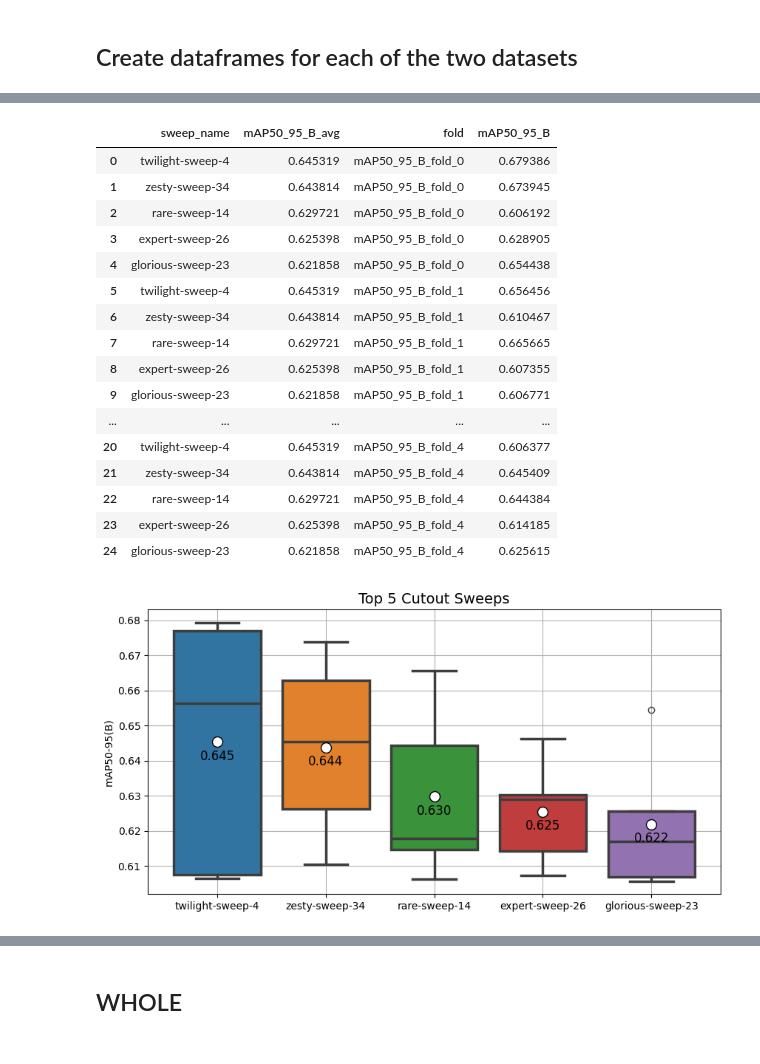
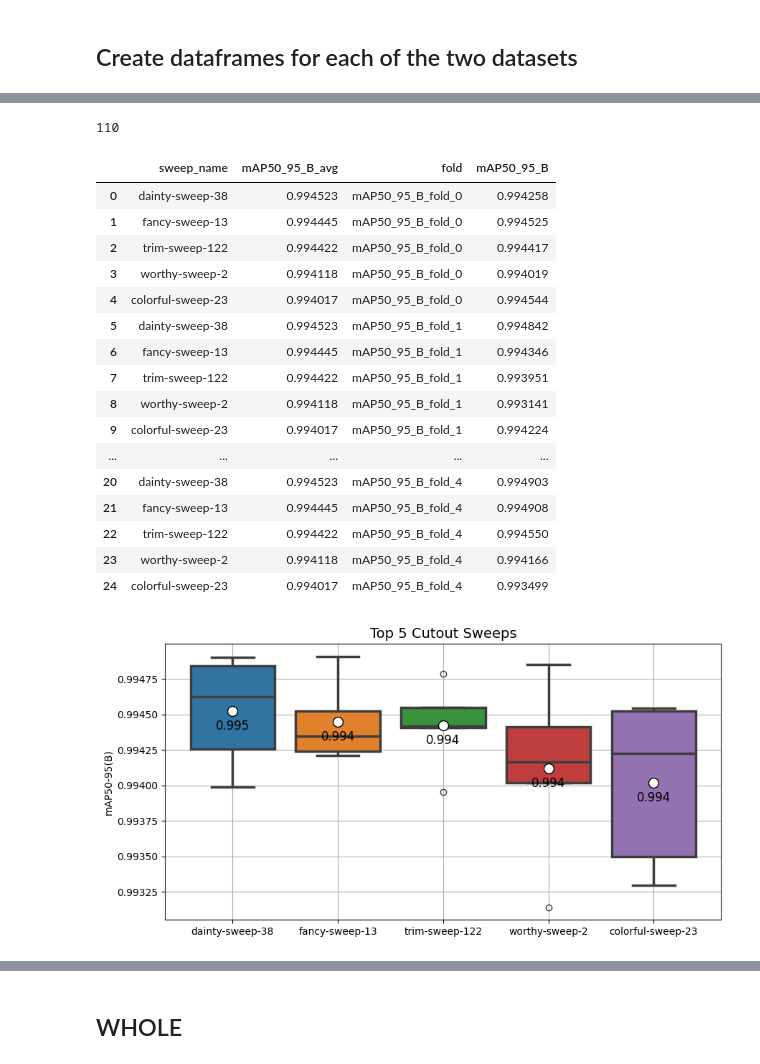
Before and after one commit to rreezN/strawml, a Jupyter notebook: strawml/data/wandbdata.ipynb, the cells around one changed output, grey strips where cells are left out. Cells and saved outputs as stored; diff of their text form; code cells hidden in the pictures.

```diff
--- a/strawml/data/wandbdata.ipynb
+++ b/strawml/data/wandbdata.ipynb
@@ -158,0 +121,4 @@ df.sort_values(by=['metrics/mAP50-95(B)'])[df['sweep_name'] == "revived-sweep-26
+# %%
+# Remove all rows if the number of rows with sweep_name is less than 5
+df = df.groupby('sweep_name').filter(lambda x: len(x) == 5)
+df.head()
@@ -159,6 +132,6 @@ df.sort_values(by=['metrics/mAP50-95(B)'])[df['sweep_name'] == "revived-sweep-26
 # %% [markdown]
 ## Create dataframes for each of the two datasets
 # %%
-cutout_sweep = df[df['tag'] == 'cutout'].reset_index(drop=True)
-whole_sweep = df[df['tag'] == 'whole'].reset_index(drop=True)
+chute_sweep = df[df['tag'] == 'chute'].reset_index(drop=True)
+straw_sweep = df[df['tag'] == 'straw'].reset_index(drop=True)
 # %% [markdown]
@@ -166,6 +139,6 @@ whole_sweep = df[df['tag'] == 'whole'].reset_index(drop=True)
 # %%
 # create a new dataframe that for each sweep_name has the average of the metrics across the 5 folds together with a std
-cutout_sweep_avg = cutout_sweep.groupby('sweep_name').agg(
+chute_sweep_avg = chute_sweep.groupby('sweep_name').agg(
     mAP50_B_avg=('metrics/mAP50(B)', 'mean'),
     # mAP50_B_std=('metrics/mAP50(B)', 'std'),
     # mAP50_B_max=('metrics/mAP50(B)', 'max'),
@@ -178,13 +151,15 @@ cutout_sweep_avg = cutout_sweep.groupby('sweep_name').agg(
 
 # to each row add the metric for each fold as a column
 for i in range(5):
-    cutout_sweep_avg[f'mAP50_95_B_fold_{i}'] = cutout_sweep_avg['sweep_name'].apply(
-        lambda x: cutout_sweep[(cutout_sweep['sweep_name'] == x) & (cutout_sweep['fold_number'] == str(i))]['metrics/mAP50-95(B)'].values[0]
+    chute_sweep_avg[f'mAP50_95_B_fold_{i}'] = chute_sweep_avg['sweep_name'].apply(
+        lambda x: chute_sweep[(chute_sweep['sweep_name'] == x) & (chute_sweep['fold_number'] == str(i))]['metrics/mAP50-95(B)'].values[0]
     )
 
 
 # now we sort the new dataframe by the average of the mAP50-95(B) metric in descending order
-cutout_sweep_avg = cutout_sweep_avg.sort_values(by='mAP50_95_B_avg', ascending=False).reset_index(drop=True)
-cutout_sweep_avg.head()
+chute_sweep_avg = chute_sweep_avg.sort_values(by='mAP50_95_B_avg', ascending=False).reset_index(drop=True)
+# round the values to 3 decimal places
+# chute_sweep_avg = chute_sweep_avg.round(3)
+chute_sweep_avg.head()
 # %% [output]
 |  | sweep_name | mAP50_B_avg | mAP50_95_B_avg | mAP50_95_B_fold_0 | mAP50_95_B_fold_1 | mAP50_95_B_fold_2 | ... |
@@ -196,71 +171,75 @@ cutout_sweep_avg.head()
+# %%
+len(chute_sweep_avg)
+# %% [output]
+110
 # %%
-# plot top two cutout_sweep_avg with sweep_name as label, and then plot each of the fold metrics as a line
+# plot top two chute_sweep_avg with sweep_name as label, and then plot each of the fold metrics as a line
 # plot the average of the metrics for each sweep_name
 import matplotlib.pyplot as plt
 import seaborn as sns
 
 # Extract data points for the top two sweep_names
-cutout_sweep_avg_topx = cutout_sweep_avg.head(5)
-cutout_sweep_avg_topx = cutout_sweep_avg_topx.melt(
+chute_sweep_avg_topx = chute_sweep_avg.head(5)
+chute_sweep_avg_topx = chute_sweep_avg_topx.melt(
     id_vars=['sweep_name', 'mAP50_95_B_avg'],
     value_vars=[f'mAP50_95_B_fold_{i}' for i in range(5)],
     var_name='fold',
     value_name='mAP50_95_B'
 )
 
-cutout_sweep_avg_topx
+chute_sweep_avg_topx
 # %% [output]
 |  | sweep_name | mAP50_95_B_avg | fold | mAP50_95_B |
-| 0 | twilight-sweep-4 | 0.645319 | mAP50_95_B_fold_0 | 0.679386 |
-| 1 | zesty-sweep-34 | 0.643814 | mAP50_95_B_fold_0 | 0.673945 |
-| 2 | rare-sweep-14 | 0.629721 | mAP50_95_B_fold_0 | 0.606192 |
-| 3 | expert-sweep-26 | 0.625398 | mAP50_95_B_fold_0 | 0.628905 |
-| 4 | glorious-sweep-23 | 0.621858 | mAP50_95_B_fold_0 | 0.654438 |
-| 5 | twilight-sweep-4 | 0.645319 | mAP50_95_B_fold_1 | 0.656456 |
-| 6 | zesty-sweep-34 | 0.643814 | mAP50_95_B_fold_1 | 0.610467 |
-| 7 | rare-sweep-14 | 0.629721 | mAP50_95_B_fold_1 | 0.665665 |
-| 8 | expert-sweep-26 | 0.625398 | mAP50_95_B_fold_1 | 0.607355 |
-| 9 | glorious-sweep-23 | 0.621858 | mAP50_95_B_fold_1 | 0.606771 |
+| 0 | dainty-sweep-38 | 0.994523 | mAP50_95_B_fold_0 | 0.994258 |
+| 1 | fancy-sweep-13 | 0.994445 | mAP50_95_B_fold_0 | 0.994525 |
+| 2 | trim-sweep-122 | 0.994422 | mAP50_95_B_fold_0 | 0.994417 |
+| 3 | worthy-sweep-2 | 0.994118 | mAP50_95_B_fold_0 | 0.994019 |
+| 4 | colorful-sweep-23 | 0.994017 | mAP50_95_B_fold_0 | 0.994544 |
+| 5 | dainty-sweep-38 | 0.994523 | mAP50_95_B_fold_1 | 0.994842 |
+| 6 | fancy-sweep-13 | 0.994445 | mAP50_95_B_fold_1 | 0.994346 |
+| 7 | trim-sweep-122 | 0.994422 | mAP50_95_B_fold_1 | 0.993951 |
+| 8 | worthy-sweep-2 | 0.994118 | mAP50_95_B_fold_1 | 0.993141 |
+| 9 | colorful-sweep-23 | 0.994017 | mAP50_95_B_fold_1 | 0.994224 |
 | ... | ... | ... | ... | ... |
-| 20 | twilight-sweep-4 | 0.645319 | mAP50_95_B_fold_4 | 0.606377 |
-| 21 | zesty-sweep-34 | 0.643814 | mAP50_95_B_fold_4 | 0.645409 |
-| 22 | rare-sweep-14 | 0.629721 | mAP50_95_B_fold_4 | 0.644384 |
-| 23 | expert-sweep-26 | 0.625398 | mAP50_95_B_fold_4 | 0.614185 |
-| 24 | glorious-sweep-23 | 0.621858 | mAP50_95_B_fold_4 | 0.625615 |
+| 20 | dainty-sweep-38 | 0.994523 | mAP50_95_B_fold_4 | 0.994903 |
+| 21 | fancy-sweep-13 | 0.994445 | mAP50_95_B_fold_4 | 0.994908 |
+| 22 | trim-sweep-122 | 0.994422 | mAP50_95_B_fold_4 | 0.994550 |
+| 23 | worthy-sweep-2 | 0.994118 | mAP50_95_B_fold_4 | 0.994166 |
+| 24 | colorful-sweep-23 | 0.994017 | mAP50_95_B_fold_4 | 0.993499 |
 # %%
 import matplotlib.pyplot as plt
 import seaborn as sns
 import numpy as np
 
 # Define custom colors for each sweep
 palette = sns.color_palette("tab10", n_colors=5)  # Unique colors for each sweep
 
 # Create figure
 plt.figure(figsize=(10, 5))
 
 # Create a box plot WITHOUT showmeans
 sns.boxplot(
-    data=cutout_sweep_avg_topx, x='sweep_name', y='mAP50_95_B', hue='sweep_name',
+    data=chute_sweep_avg_topx, x='sweep_name', y='mAP50_95_B', hue='sweep_name',
     palette=palette, linewidth=2.5, showmeans=False, showfliers=True
 )
 
 # Calculate and manually plot the means to avoid Seaborn's issue
-sweep_names = cutout_sweep_avg_topx['sweep_name'].unique()
+sweep_names = chute_sweep_avg_topx['sweep_name'].unique()
 for i, sweep in enumerate(sweep_names):
-    subset = cutout_sweep_avg_topx[cutout_sweep_avg_topx['sweep_name'] == sweep]
+    subset = chute_sweep_avg_topx[chute_sweep_avg_topx['sweep_name'] == sweep]
     mean_value = np.mean(subset['mAP50_95_B'])  # Compute the mean for this sweep
     plt.scatter(i, mean_value, color='white', edgecolors='black', s=100, zorder=3)  # Custom mean marker
     # add the mean value to the plot
-    plt.text(i, mean_value-0.006, f'{mean_value:.3f}', ha='center', va='bottom', fontsize=12)
+    plt.text(i, mean_value-0.00015, f'{mean_value:.3f}', ha='center', va='bottom', fontsize=12)
 
 # Title and labels
 plt.title("Top 5 Cutout Sweeps", fontsize=14)
 plt.xlabel('')
 plt.ylabel('mAP50-95(B)')
 plt.grid()
 
 # Show plot
 plt.show()
 # %% [output]
-[figure, old version]
+[figure, new version]
 # %%
```
Also changed, not shown: parts of 27 cells of this notebook, 2 other files.
